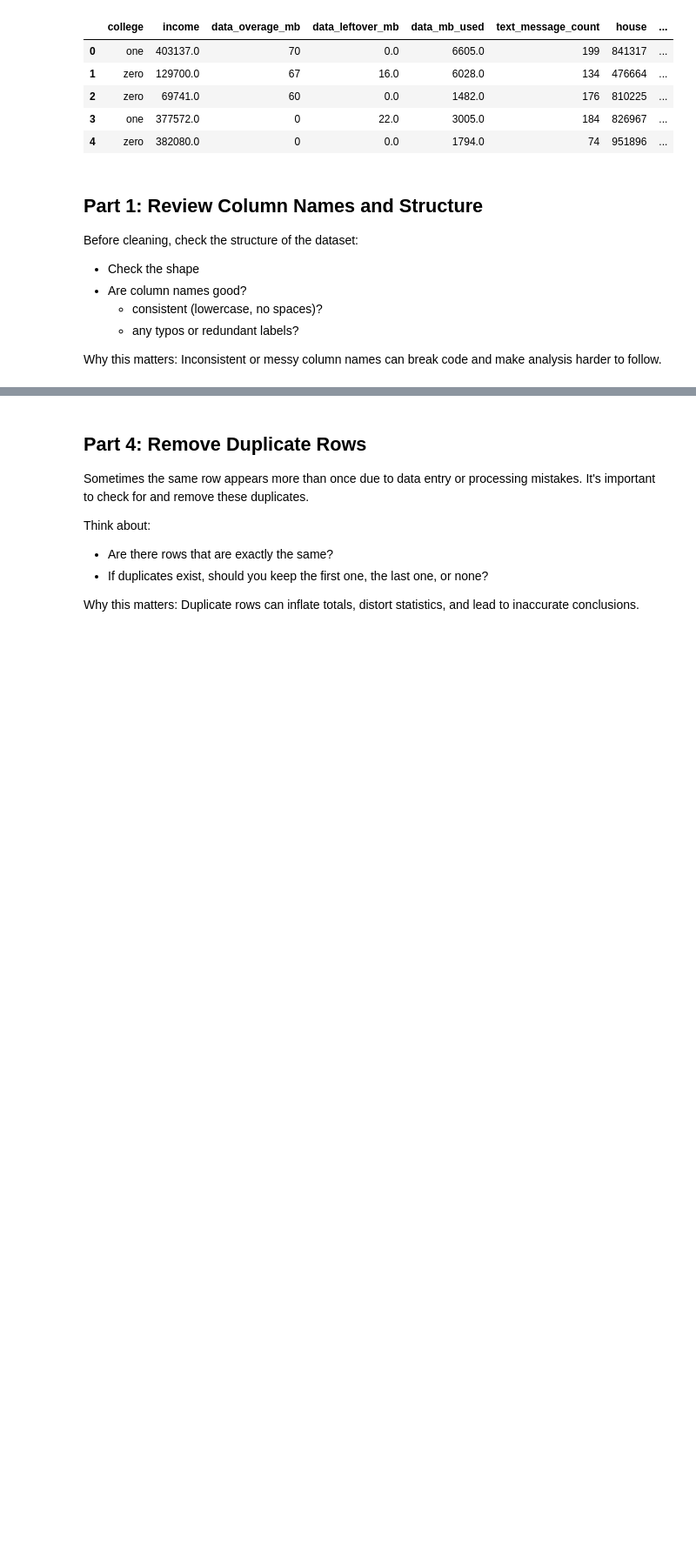
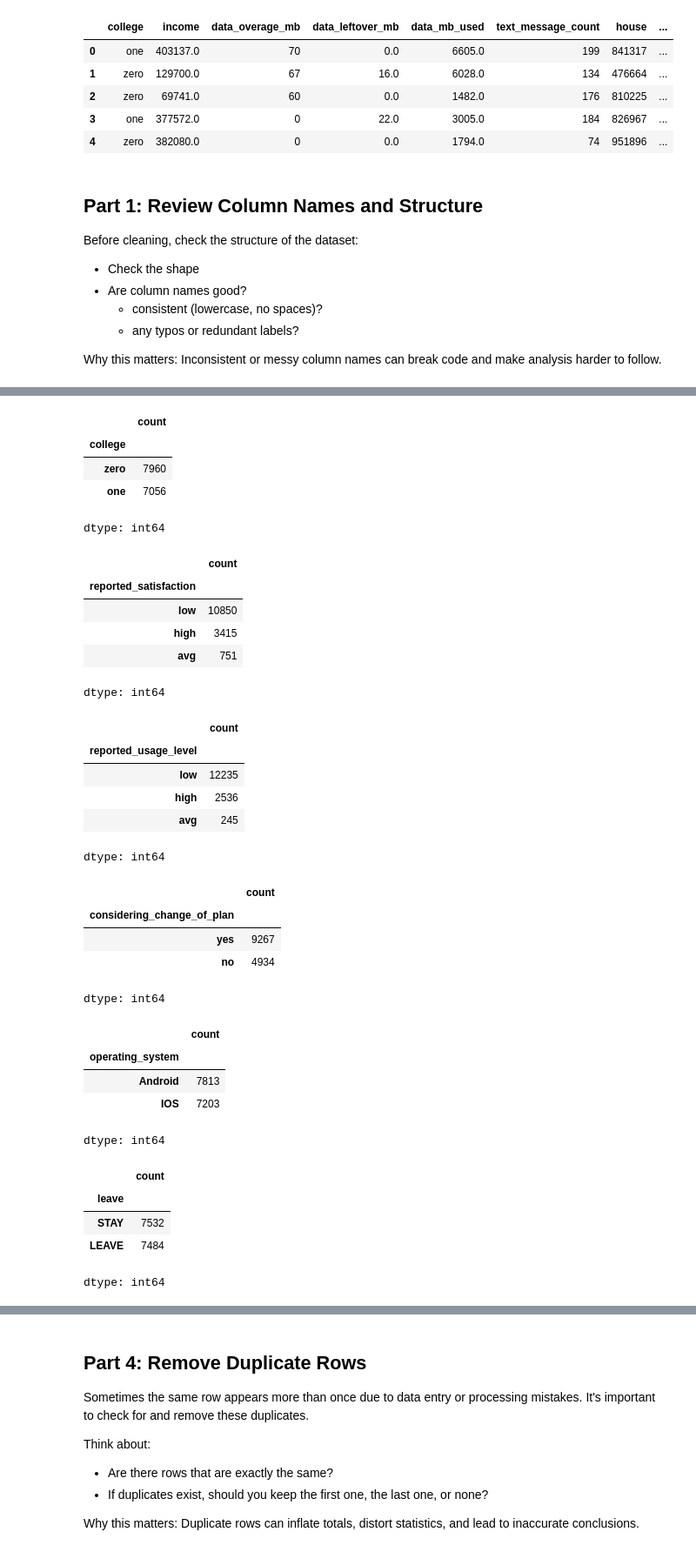
Before and after one commit to Luoxiaowanzi/IS-4487-Guide, a Jupyter notebook: Labs/lab_06_data_cleaning.ipynb, the cells around one changed output, grey strips where cells are left out. Shown at 87% size. Saved outputs shown, nothing was run; the diff lists cells and outputs as text; code cells hidden in the pictures; blank space fills up the shorter version.

```diff
--- a/Labs/lab_06_data_cleaning.ipynb
+++ b/Labs/lab_06_data_cleaning.ipynb
@@ -121,3 +129,43 @@ memory usage: 1.8+ MB
+# %%
+display(df['college'].value_counts())
+display(df['reported_satisfaction'].value_counts())
+display(df['reported_usage_level'].value_counts())
+display(df['considering_change_of_plan'].value_counts())
+display(df['operating_system'].value_counts())
+display(df['leave'].value_counts())
+# %% [output]
+|  | count |
+| college |  |
+| zero | 7960 |
+| one | 7056 |
+dtype: int64
+|  | count |
+| reported_satisfaction |  |
+| low | 10850 |
+| high | 3415 |
+| avg | 751 |
+dtype: int64
+|  | count |
+| reported_usage_level |  |
+| low | 12235 |
+| high | 2536 |
+| avg | 245 |
+dtype: int64
+|  | count |
+| considering_change_of_plan |  |
+| yes | 9267 |
+| no | 4934 |
+dtype: int64
+|  | count |
+| operating_system |  |
+| Android | 7813 |
+| IOS | 7203 |
+dtype: int64
+|  | count |
+| leave |  |
+| STAY | 7532 |
+| LEAVE | 7484 |
+dtype: int64
 # %% [markdown]
 ## **Part 2: Convert Data Types**
 
```
Also changed, not shown: parts of 20 cells of this notebook.
